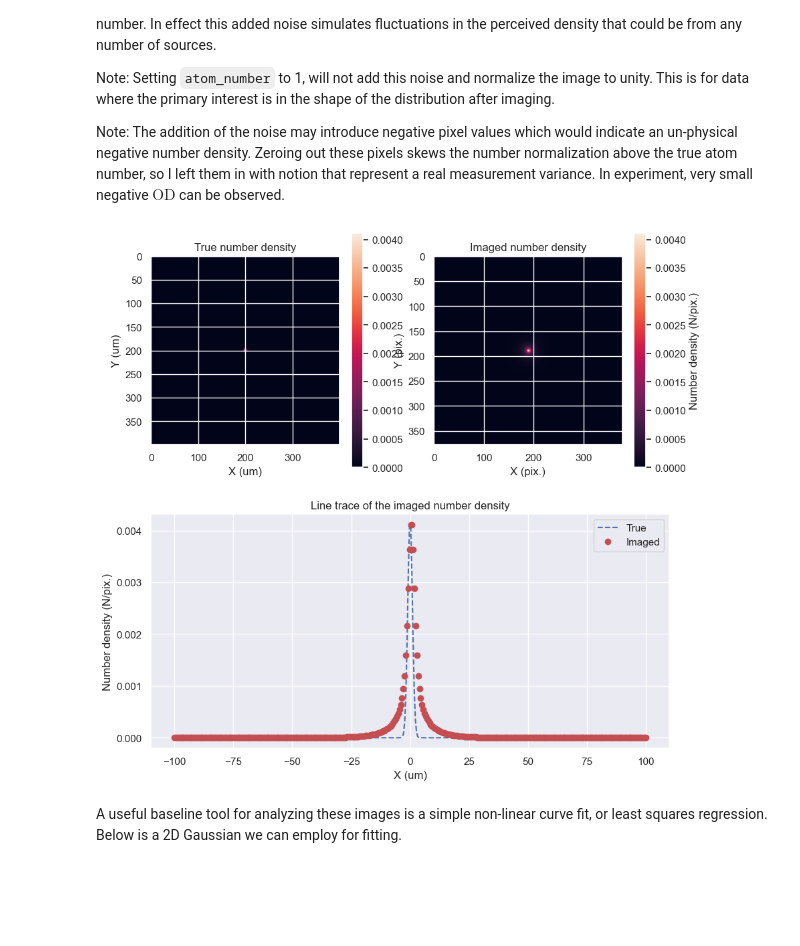
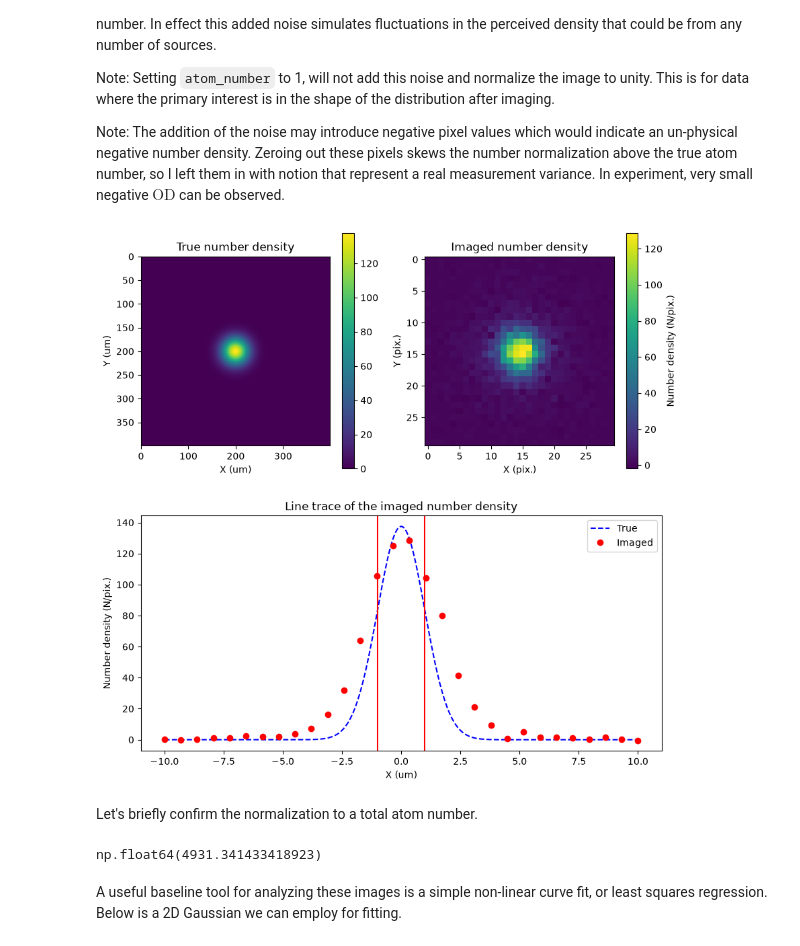
Before and after one commit to illinois-ipaml/MachineLearningForPhysics, a Jupyter notebook: _sources/projects/Project_01_AberratedImages_additional_material/ImageSimulation.ipynb, the cells around one changed output. Cells and saved outputs as stored; diff of their text form; code cells hidden in the pictures; blank space fills up the shorter version.

```diff
--- a/_sources/projects/Project_01_AberratedImages_additional_material/ImageSimulation.ipynb
+++ b/_sources/projects/Project_01_AberratedImages_additional_material/ImageSimulation.ipynb
@@ -241,12 +255,12 @@ Note: Setting `atom_number` to 1, will not add this noise and normalize the imag
 Note: The addition of the noise may introduce negative pixel values which would indicate an un-physical negative number density. Zeroing out these pixels skews the number normalization above the true atom number, so I left them in with notion that represent a real measurement variance. In experiment, very small negative $\text{OD}$ can be observed.
 # %%
 N_xy = 400
-bound_xy = 100. * (10 ** -6)
+bound_xy = 10. * (10 ** -6)
 N_z = 81
 bound_z = bound_xy
 mu = np.array([0, 0, 0]) * (10 ** -6)
 sigma_xy = 1.
-sigma_z = 20.
+sigma_z = 1.
 sigma = np.array([sigma_xy, sigma_xy, sigma_z]) * (10 ** -6)
 cov = np.diag(sigma ** 2)
 
@@ -255,42 +269,50 @@ lam = 0.780 * (10 ** -6)
 NA = 0.4
 f = 31.3 * (10 ** -3)
 D_l = 2 * f * np.tan(np.arcsin(NA))
-sph = 0.
+sph = 0.3
 
 PS = 13.0 * (10 ** -6)
 M = 20
 
-atom_number = 1
-gen = np.random.default_rng(seed=0)
+atom_number = 5000
+gen = np.random.default_rng(seed=123)
 
 im_true, im = ImSim(N_xy, bound_xy, N_z, bound_z, mu, cov, lam, f, D_l, sph, PS, M, atom_number, gen)
 
 xData_true = np.mgrid[-bound_xy:bound_xy:N_xy*1j]
 xData = np.mgrid[-bound_xy:bound_xy:im.shape[0]*1j]
 
 plt.figure(1, figsize=(10, 10))
 plt.subplot(2, 2, 1)
 plt.imshow(im_true, interpolation='none')
 plt.colorbar()
 plt.xlabel('X (um)')
 plt.ylabel('Y (um)')
 plt.title('True number density')
 plt.subplot(2, 2, 2)
 plt.imshow(im, interpolation='none')
 plt.colorbar().ax.set_ylabel('Number density (N/pix.)')
 plt.xlabel('X (pix.)')
 plt.ylabel('Y (pix.)')
 plt.title('Imaged number density')
 plt.subplot(2, 1, 2)
 plt.plot(xData_true * (10 ** 6), im_true[:, np.array(N_xy / 2).astype('int')], 'b--')
 plt.plot(xData * (10 ** 6), im[:, np.array(im.shape[0] / 2).astype('int')], 'ro')
+plt.axvline(-sigma_xy, color='red')
+plt.axvline(sigma_xy, color='red')
 plt.xlabel('X (um)')
 plt.ylabel('Number density (N/pix.)')
 plt.title('Line trace of the imaged number density')
 plt.legend(('True', 'Imaged') )
 plt.show()
 # %% [output]
-[figure, old version]
+[figure, new version]
+# %% [markdown]
+Let's briefly confirm the normalization to a total atom number.
+# %%
+np.sum(im)
+# %% [output]
+np.float64(4931.341433418923)
 # %% [markdown]
 A useful baseline tool for analyzing these images is a simple non-linear curve fit, or least squares regression. Below is a 2D Gaussian we can employ for fitting.
 # %%
```
Also changed, not shown: parts of 16 cells of this notebook.
